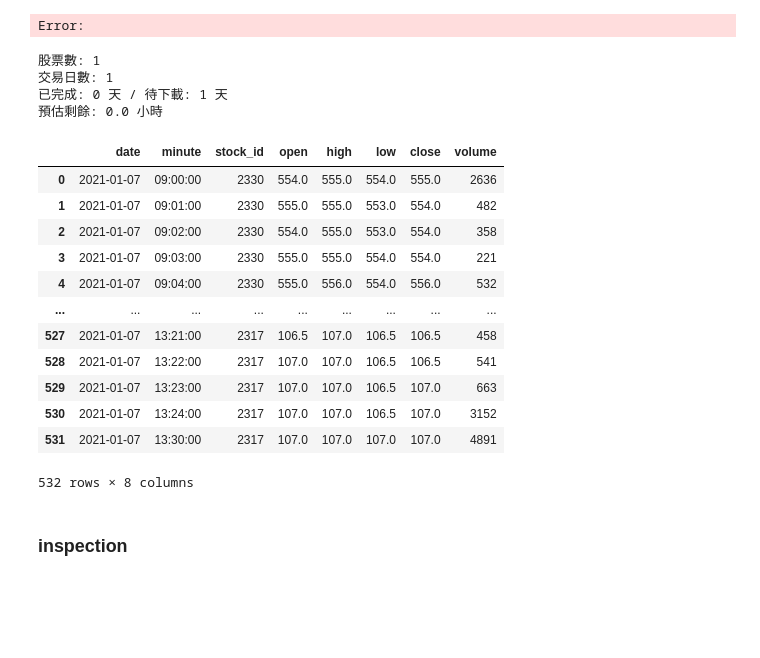
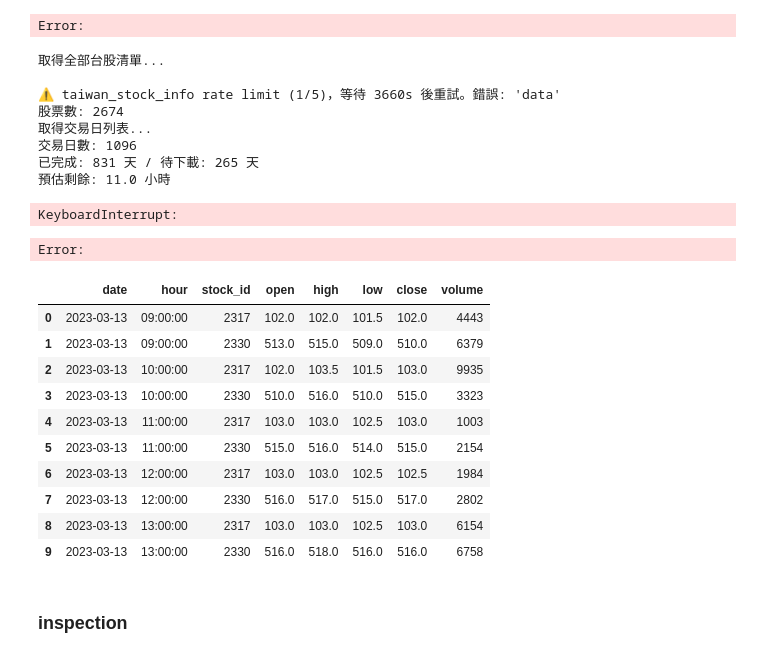
Before and after one commit to Xin95172/Quant, a Jupyter notebook: projects/CTA/學弟策略/main.ipynb, the cells around one changed output. Drawn from its saved outputs; the diff is of its cells as text; code cells hidden in the pictures; blank space fills up the shorter version.

```diff
--- a/projects/CTA/學弟策略/main.ipynb
+++ b/projects/CTA/學弟策略/main.ipynb
@@ -271,42 +271,46 @@ KeyboardInterrupt:
 Error:
 # %%
 report = client.get_multi_kbar(
-            start_date='2026-04-06',
-            end_date='2026-04-06',
+            start_date=start_date,
+            end_date=None,
             output_dir=kbar_output_dir,
-            stock_ids=[],
+            stock_ids=None,
             max_retries=1,
             retry_wait=retry_wait,
             rate_limit_wait=rate_limit_wait,
             rate_limit_max_retries=rate_limit_max_retries,
             return_report=True,
             verbose=True,
-            show_progress=False,
+            show_progress=True,
         )
 # %% [output]
-股票數: 1
-交易日數: 1
-已完成: 0 天 / 待下載: 1 天
-預估剩餘: 0.0 小時
+取得全部台股清單...
+
+⚠ taiwan_stock_info rate limit (1/5)，等待 3660s 後重試。錯誤: 'data'
+股票數: 2674
+取得交易日列表...
+交易日數: 1096
+已完成: 831 天 / 待下載: 265 天
+預估剩餘: 11.0 小時
+KeyboardInterrupt:
+Error:
 # %%
 # Optional inspection
 # signal = pd.read_parquet(TW_STOCK_KBAR_1MIN / "2025-03-05.parquet")
-signal = pd.read_parquet(TW_STOCK_KBAR_1MIN / "2021-01-07.parquet")
+signal = pd.read_parquet('/Users/xinc/GitHub/google_drive/Data/trading/tw_stock/kbar/1H/2023-03-13.parquet')
 signal
 # %% [output]
-|  | date | minute | stock_id | open | high | low | close | volume |
-| 0 | 2021-01-07 | 09:00:00 | 2330 | 554.0 | 555.0 | 554.0 | 555.0 | 2636 |
-| 1 | 2021-01-07 | 09:01:00 | 2330 | 555.0 | 555.0 | 553.0 | 554.0 | 482 |
-| 2 | 2021-01-07 | 09:02:00 | 2330 | 554.0 | 555.0 | 553.0 | 554.0 | 358 |
-| 3 | 2021-01-07 | 09:03:00 | 2330 | 555.0 | 555.0 | 554.0 | 554.0 | 221 |
-| 4 | 2021-01-07 | 09:04:00 | 2330 | 555.0 | 556.0 | 554.0 | 556.0 | 532 |
-| ... | ... | ... | ... | ... | ... | ... | ... | ... |
-| 527 | 2021-01-07 | 13:21:00 | 2317 | 106.5 | 107.0 | 106.5 | 106.5 | 458 |
-| 528 | 2021-01-07 | 13:22:00 | 2317 | 107.0 | 107.0 | 106.5 | 106.5 | 541 |
-| 529 | 2021-01-07 | 13:23:00 | 2317 | 107.0 | 107.0 | 106.5 | 107.0 | 663 |
-| 530 | 2021-01-07 | 13:24:00 | 2317 | 107.0 | 107.0 | 106.5 | 107.0 | 3152 |
-| 531 | 2021-01-07 | 13:30:00 | 2317 | 107.0 | 107.0 | 107.0 | 107.0 | 4891 |
+|  | date | hour | stock_id | open | high | low | close | volume |
+| 0 | 2023-03-13 | 09:00:00 | 2317 | 102.0 | 102.0 | 101.5 | 102.0 | 4443 |
+| 1 | 2023-03-13 | 09:00:00 | 2330 | 513.0 | 515.0 | 509.0 | 510.0 | 6379 |
+| 2 | 2023-03-13 | 10:00:00 | 2317 | 102.0 | 103.5 | 101.5 | 103.0 | 9935 |
+| 3 | 2023-03-13 | 10:00:00 | 2330 | 510.0 | 516.0 | 510.0 | 515.0 | 3323 |
+| 4 | 2023-03-13 | 11:00:00 | 2317 | 103.0 | 103.0 | 102.5 | 103.0 | 1003 |
+| 5 | 2023-03-13 | 11:00:00 | 2330 | 515.0 | 516.0 | 514.0 | 515.0 | 2154 |
+| 6 | 2023-03-13 | 12:00:00 | 2317 | 103.0 | 103.0 | 102.5 | 102.5 | 1984 |
+| 7 | 2023-03-13 | 12:00:00 | 2330 | 516.0 | 517.0 | 515.0 | 517.0 | 2802 |
+| 8 | 2023-03-13 | 13:00:00 | 2317 | 103.0 | 103.0 | 102.5 | 103.0 | 6154 |
+| 9 | 2023-03-13 | 13:00:00 | 2330 | 516.0 | 518.0 | 516.0 | 516.0 | 6758 |
-532 rows × 8 columns
 # %% [markdown]
 ### inspection
 # %%
```
Also changed, not shown: parts of 9 cells of this notebook, 8 other files.
